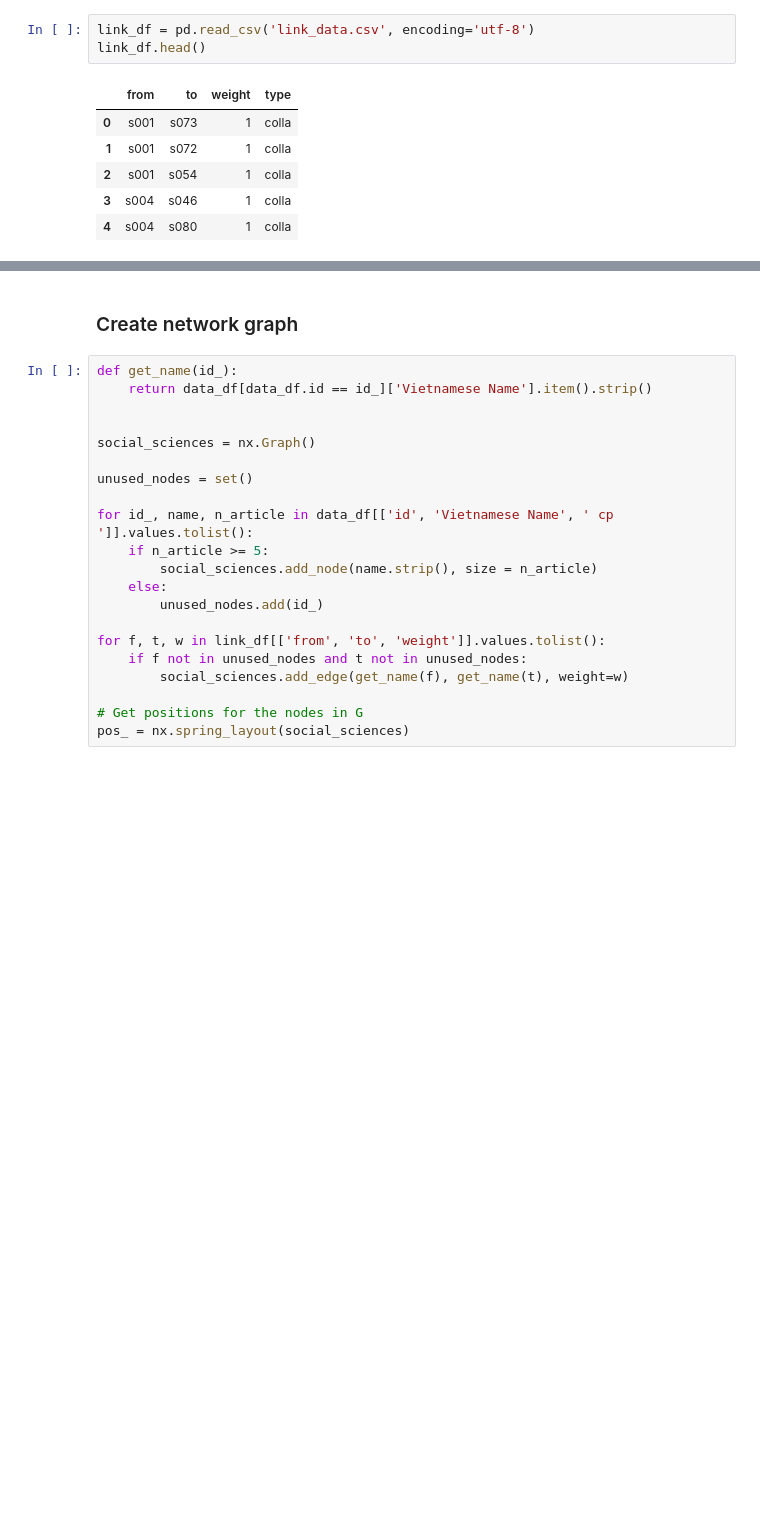
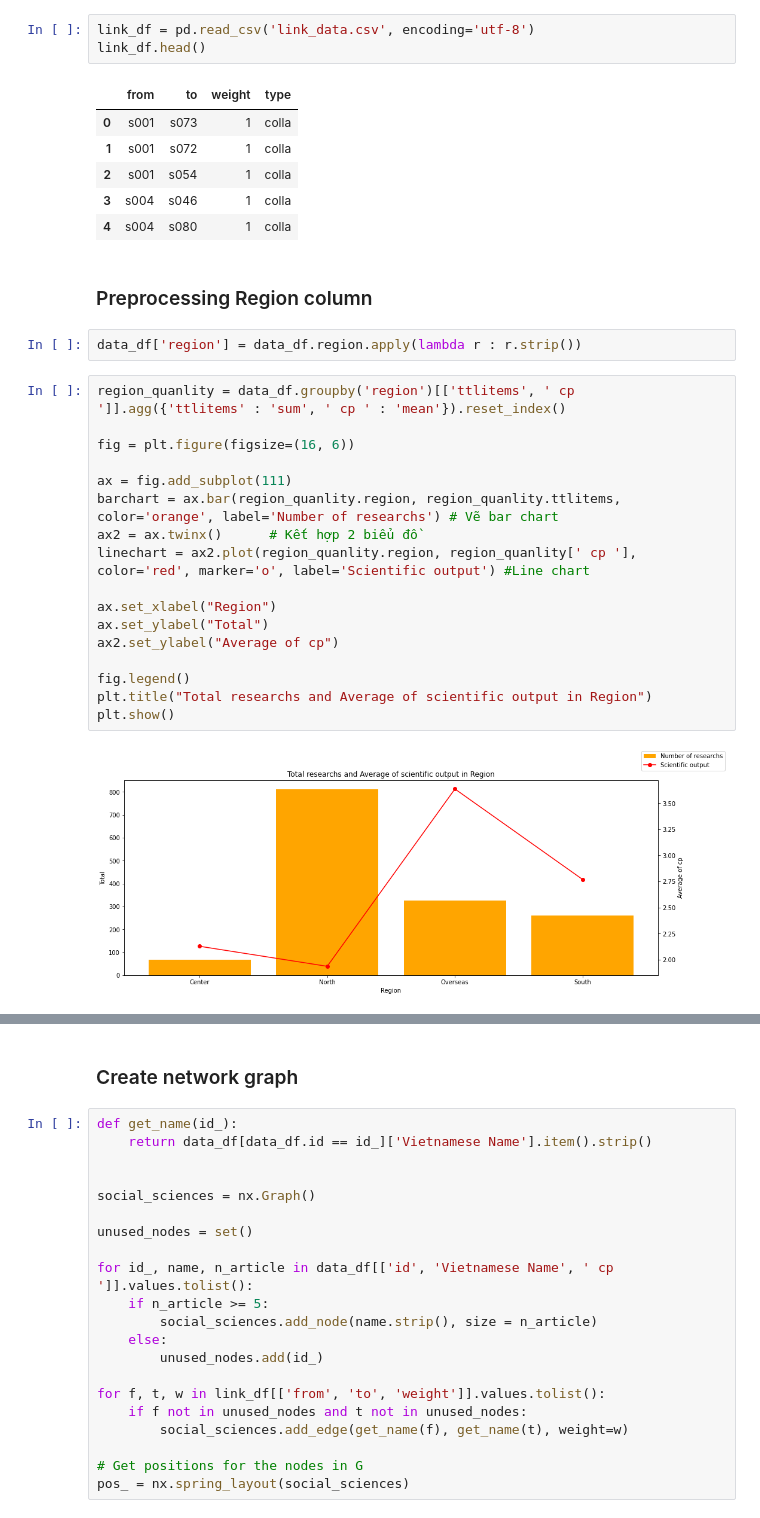
Before and after one commit to bason1999qn/Final_Data_Visualization, a Jupyter notebook: Network Graph Visualization.ipynb, the cells around one changed output, grey strips where cells are left out. Drawn from its saved outputs; the diff is of its cells as text; blank space fills up the shorter version.

Commit message:
update bar+line chart

```diff
--- a/Network Graph Visualization.ipynb
+++ b/Network Graph Visualization.ipynb
@@ -35,3 +56,26 @@ link_df.head()
 | 2 | s001 | s054 | 1 | colla |
 | 3 | s004 | s046 | 1 | colla |
 | 4 | s004 | s080 | 1 | colla |
+# %% [markdown]
+### Preprocessing Region column
+# %%
+data_df['region'] = data_df.region.apply(lambda r : r.strip())
+# %%
+region_quanlity = data_df.groupby('region')[['ttlitems', ' cp ']].agg({'ttlitems' : 'sum', ' cp ' : 'mean'}).reset_index()
+
+fig = plt.figure(figsize=(16, 6))
+
+ax = fig.add_subplot(111)
+barchart = ax.bar(region_quanlity.region, region_quanlity.ttlitems, color='orange', label='Number of researchs') # Vẽ bar chart
+ax2 = ax.twinx()      # Kết hợp 2 biểu đồ
+linechart = ax2.plot(region_quanlity.region, region_quanlity[' cp '], color='red', marker='o', label='Scientific output') #Line chart
+
+ax.set_xlabel("Region")
+ax.set_ylabel("Total")
+ax2.set_ylabel("Average of cp")
+
+fig.legend()
+plt.title("Total researchs and Average of scientific output in Region")
+plt.show()
+# %% [output]
+[figure, added]
```
Also changed, not shown: parts of 5 cells of this notebook.
